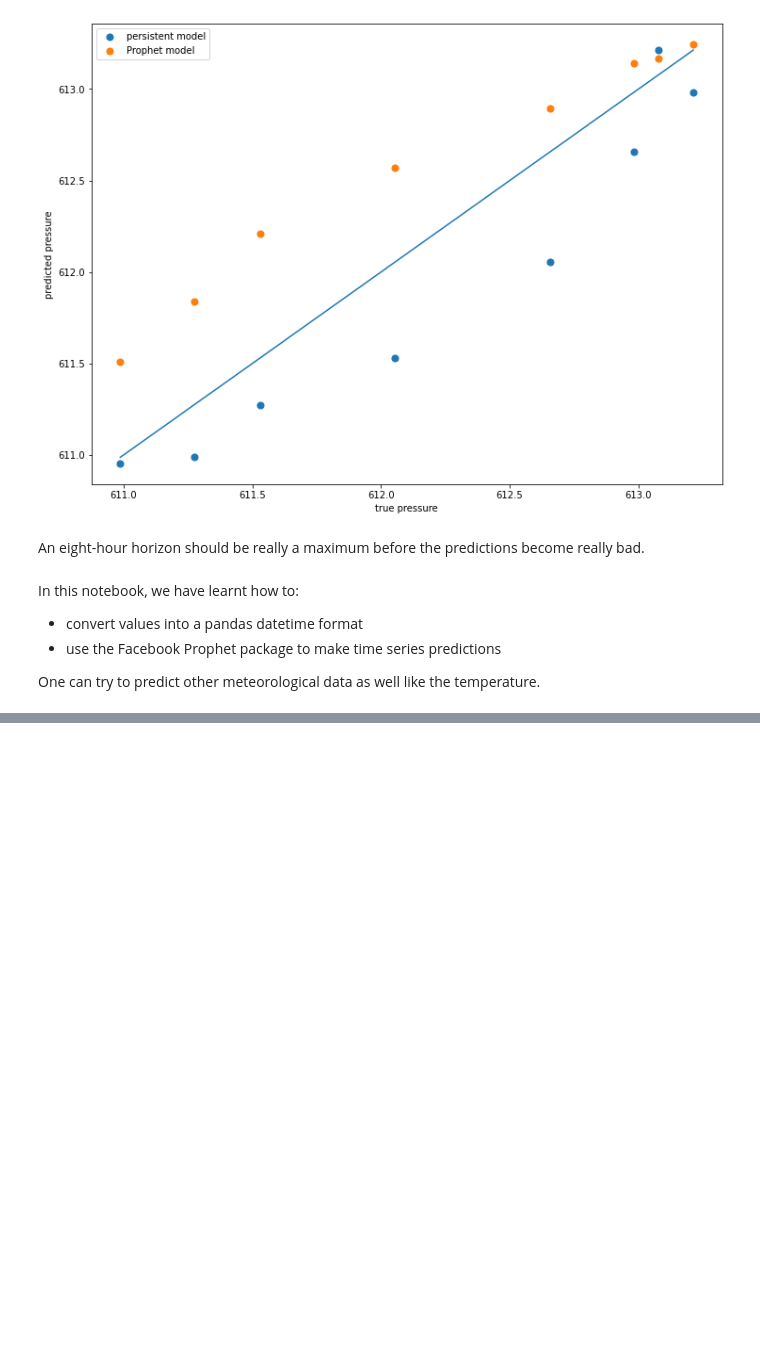
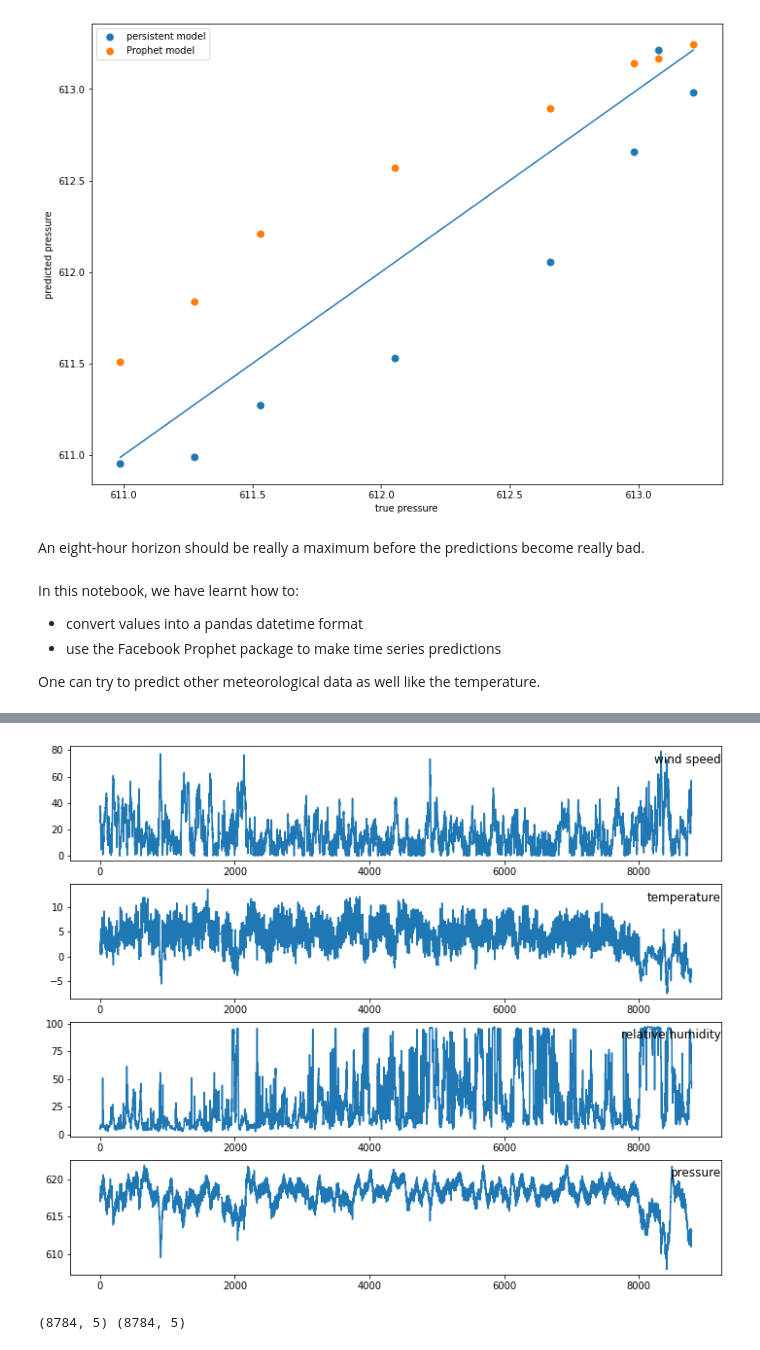
Before and after one commit to wfthi/MaunaKea_weather, a Jupyter notebook: MaunaKea_weather.ipynb, the cells around one changed output, grey strips where cells are left out. Cells and saved outputs as stored; diff of their text form; code cells hidden in the pictures; blank space fills up the shorter version.

```diff
--- a/MaunaKea_weather.ipynb
+++ b/MaunaKea_weather.ipynb
@@ -204,0 +258,24 @@ One can try to predict other meteorological data as well like the temperature.
+# %%
+values = avg_dataset.values[:, 1:]
+tt =  avg_dataset.values[:, 0]
+# %%
+# specify columns to plot
+groups = [0, 2, 3, 4]
+i = 1
+# plot each column
+plt.figure(figsize=(12, 10))
+for group in groups:
+ plt.subplot(len(groups), 1, i)
+ plt.plot(values[:, group])
+ plt.title(avg_dataset.columns[group + 1], y=0.8, loc='right')
+ i += 1
+plt.show()
+# %% [output]
+[figure, added]
+# %%
+from sklearn.preprocessing import MinMaxScaler
+scaler = MinMaxScaler(feature_range=(0, 1))
+scaled = scaler.fit_transform(values)
+print(values.shape, scaled.shape)
+# %% [output]
+(8784, 5) (8784, 5)
```
Also changed, not shown: parts of 22 cells of this notebook.
